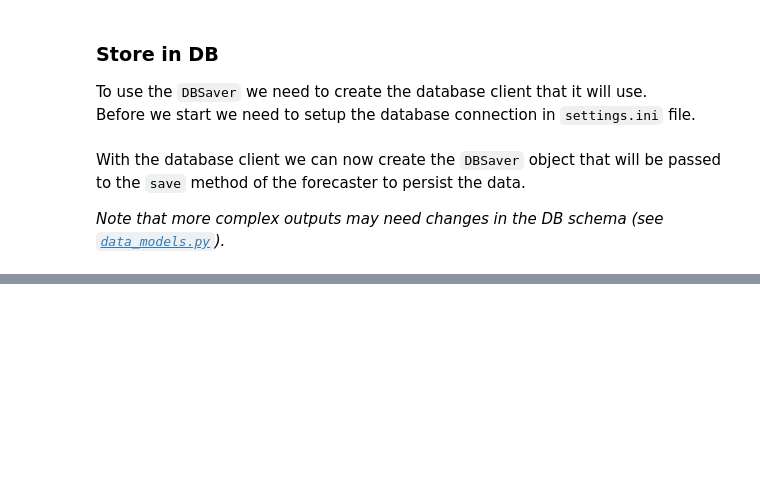
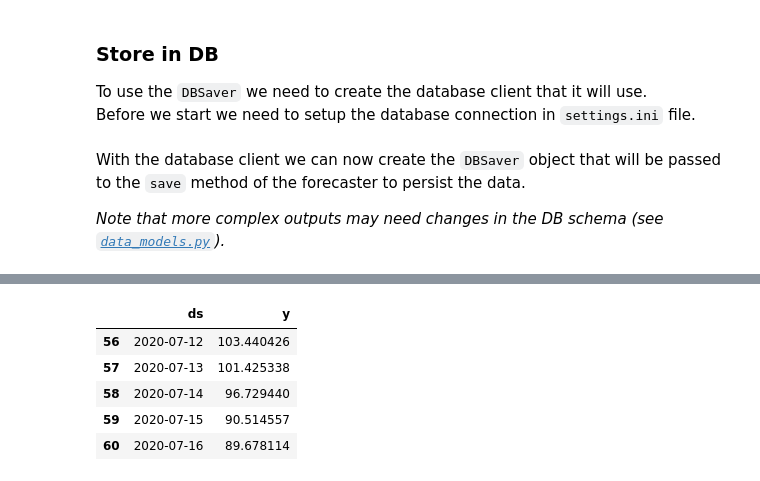
Before and after one commit to MuttData/soam, a Jupyter notebook: notebook/examples/forecaster.ipynb, the cells around one changed output, grey strips where cells are left out. Saved outputs shown, nothing was run; the diff lists cells and outputs as text; code cells hidden in the pictures; blank space fills up the shorter version.

```diff
--- a/notebook/examples/forecaster.ipynb
+++ b/notebook/examples/forecaster.ipynb
@@ -112,0 +106,16 @@ saver.save_forecaster(forecaster)
+# %%
+df = pd.read_csv('../data/revenue.csv')
+df["ds"] = df["date"]
+df = df[df["game"] == "battletanksbeta"]
+df = df.groupby("ds").mean().reset_index()
+df["y"] = df["revenue"]
+df = df.drop(columns=["row_count", "requests", "impressions", "clicks", "revenue"])
+
+df.tail()
+# %% [output]
+|  | ds | y |
+| 56 | 2020-07-12 | 103.440426 |
+| 57 | 2020-07-13 | 101.425338 |
+| 58 | 2020-07-14 | 96.729440 |
+| 59 | 2020-07-15 | 90.514557 |
+| 60 | 2020-07-16 | 89.678114 |
```
Also changed, not shown: parts of 23 cells of this notebook, 11 other files.
